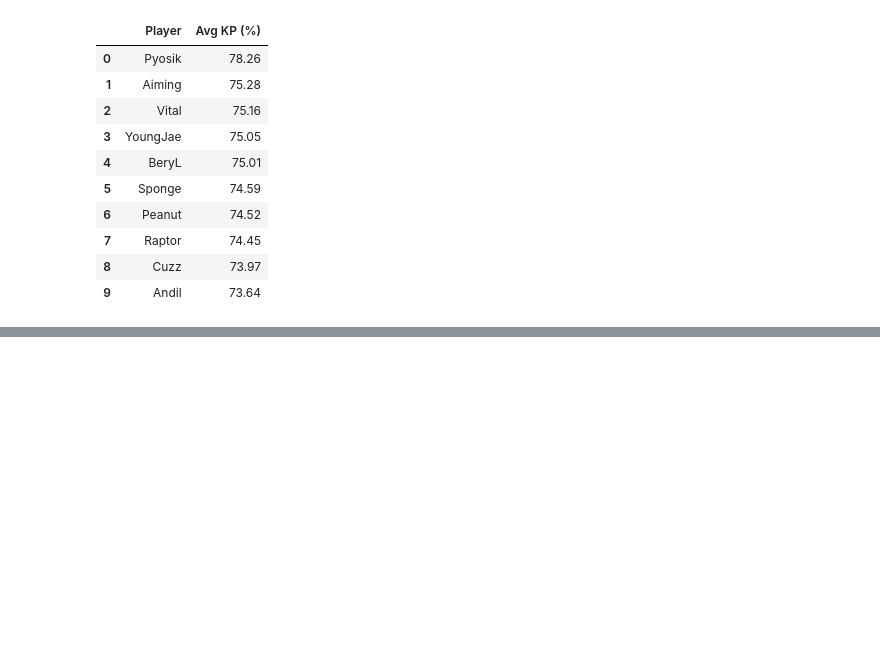
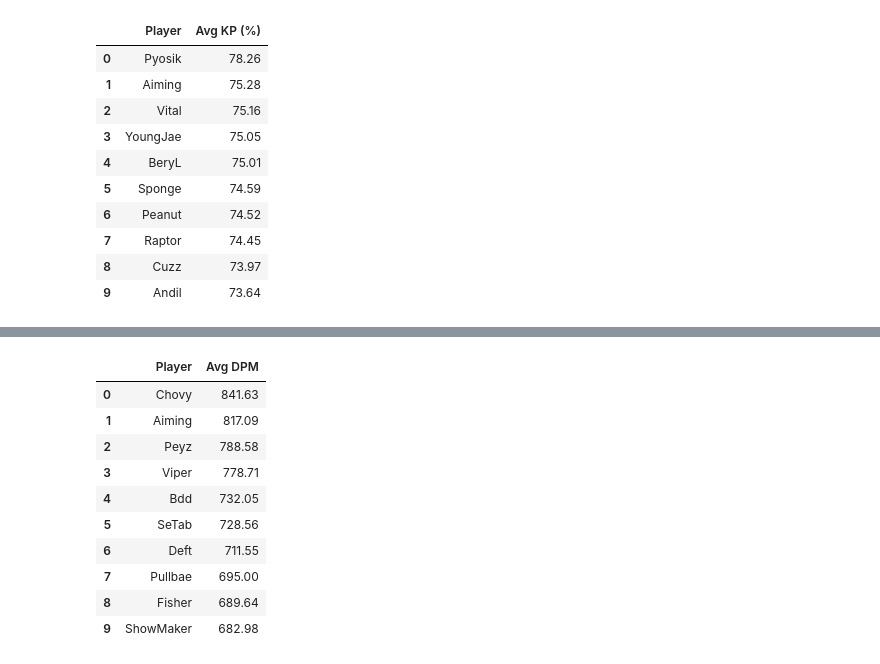
Before and after one commit to NguyenDung0210/LCK_Data_Analysis, a Jupyter notebook: analyze.ipynb, the cells around one changed output, grey strips where cells are left out. Saved outputs shown, nothing was run; the diff lists cells and outputs as text; code cells hidden in the pictures; blank space fills up the shorter version.

```diff
--- a/analyze.ipynb
+++ b/analyze.ipynb
@@ -356,0 +391,17 @@ top_kp.style.format({"Avg KP (%)": "{:.2f}"}).set_properties(**{'text-align': 'c
+# %%
+df["DPM"] = pd.to_numeric(df["DPM"], errors="coerce")
+top_dpm = df.groupby("Player")["DPM"].mean().round(2).sort_values(ascending=False).head(10).reset_index()
+top_dpm.columns = ["Player", "Avg DPM"]
+top_dpm.style.format({"Avg DPM": "{:.2f}"}).set_properties(**{'text-align': 'center'})
+# %% [output]
+|  | Player | Avg DPM |
+| 0 | Chovy | 841.63 |
+| 1 | Aiming | 817.09 |
+| 2 | Peyz | 788.58 |
+| 3 | Viper | 778.71 |
+| 4 | Bdd | 732.05 |
+| 5 | SeTab | 728.56 |
+| 6 | Deft | 711.55 |
+| 7 | Pullbae | 695.00 |
+| 8 | Fisher | 689.64 |
+| 9 | ShowMaker | 682.98 |
```
Also changed, not shown: parts of 2 cells of this notebook.
